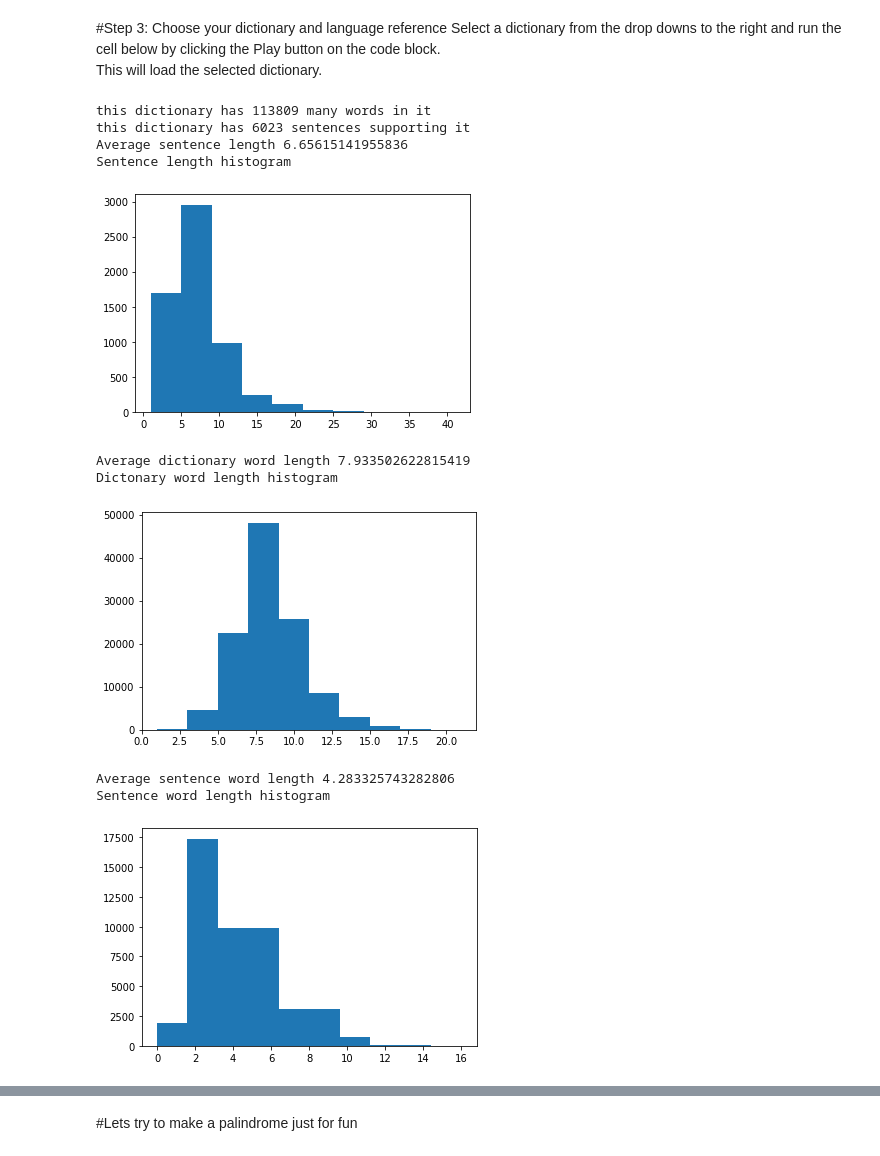
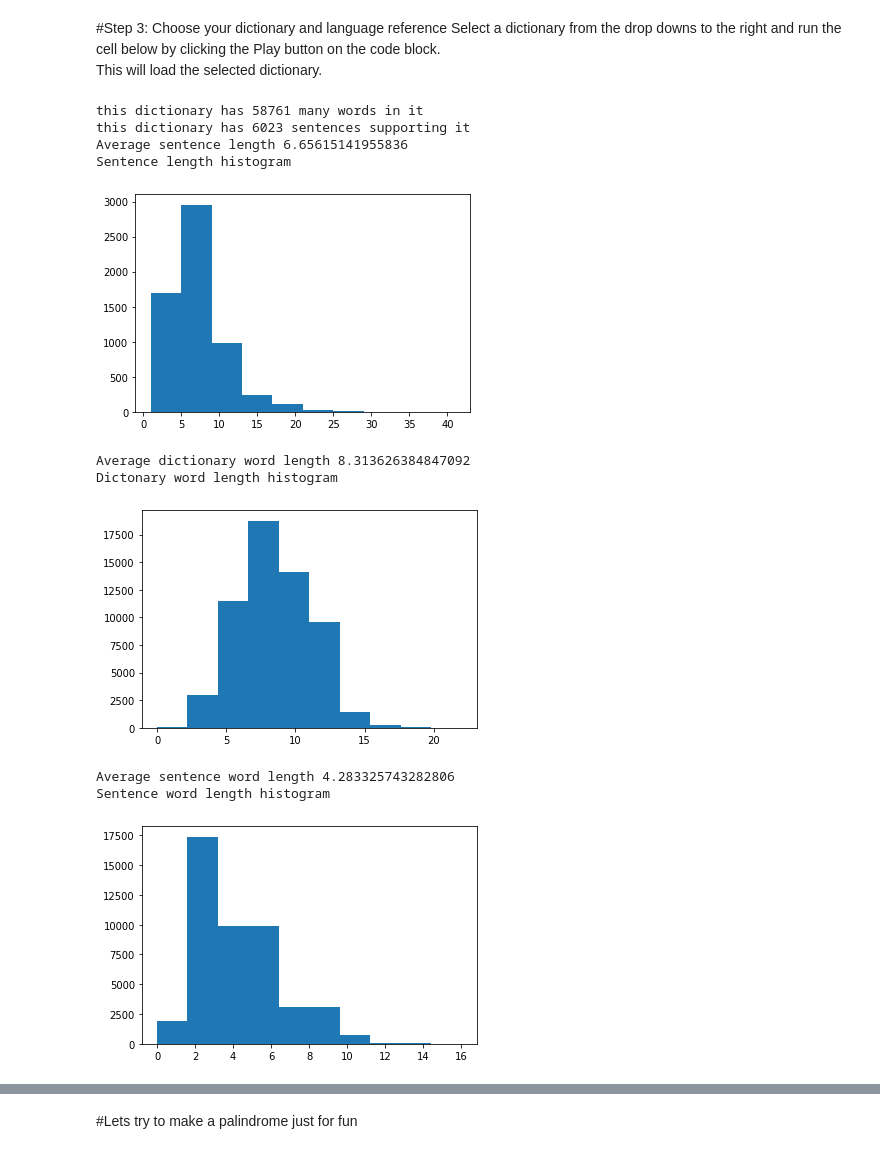
Before and after one commit to DrorNeumeier/MyPalindromeMaker, a Jupyter notebook: Drors_Palindromes_Maker.ipynb, the cells around one changed output, grey strips where cells are left out. Cells and saved outputs as stored; diff of their text form; code cells hidden in the pictures.

```diff
--- a/Drors_Palindromes_Maker.ipynb
+++ b/Drors_Palindromes_Maker.ipynb
@@ -105,6 +99,13 @@ import random
 import time
 import datetime
 import numpy as np
+
+try:
+  steps_compleated
+except:
+  steps_compleated = 0
+assert steps_compleated >= 1, "Please go back and execute the steps in order from Step 1"
+
 
 def loadWords(filename):
   f=open(filename)
@@ -386,6 +387,7 @@ def flat_accuracy(preds, labels):
     labels_flat = labels.flatten()
     return np.sum(pred_flat == labels_flat) / len(labels_flat)
 
+steps_compleated = 2
 print("Continue to the next step...")
 # %% [output]
 Continue to the next step...
@@ -397,7 +399,14 @@ This will load the selected dictionary.
 import matplotlib.pyplot as plt
 from urllib.error import HTTPError
 
-dictionaryName = 'English (scrabble dictionary):eng2' #@param ["English (short dictionary):eng", "English (scrabble dictionary):eng2", "King James:kjv", "Sci Fi:sci", "Shakespeare:sks", "Wikipedia:wiki", "Jewish Bible:jps"]
+try:
+  steps_compleated
+except:
+  steps_compleated = 0
+assert steps_compleated >= 1, "Please go back and execute the steps in order from Step 1"
+assert steps_compleated >= 2, "Please go back and execute the steps in order from Step 2"
+
+dictionaryName = 'English (short dictionary):eng' #@param ["English (short dictionary):eng", "English (scrabble dictionary):eng2", "King James:kjv", "Sci Fi:sci", "Shakespeare:sks", "Wikipedia:wiki", "Jewish Bible:jps"]
 dictionaryPrefix = dictionaryName.split(":")[1]
 
 words, backwardWords = loadWords("MyPalindromeMaker/dictionaries/%s_words.txt" % dictionaryPrefix)
@@ -407,36 +416,37 @@ sentences = loadSentences("MyPalindromeMaker/dictionaries/%s_sentences.txt" % di
 print("this dictionary has", len(words), "many words in it")
 print("this dictionary has", len(sentences), "sentences supporting it")
 
 sentenceLenghtsCounts, dictionaryWordLengthCounts, sentenceWordLengthCounts = getLanguageStats(words, sentences, printDebug=True)
 
 print("loading dictionary", dictionaryName, "this can take a minute ro so")
 
 forwardDictionary=makeDictionary(words, "")
 backwardDictionary=makeDictionary(backwardWords, "")
 
 print("dictionary is loaded.")
 
 if not os.path.exists("model_" + dictionaryPrefix):
   print("looking for pre-trained model. this can take a minute or so")
   try:
     wget.download("https://palindromes.s3.amazonaws.com/model_" + dictionaryPrefix + ".zip", './model_' + dictionaryPrefix + ".zip")
 
     !unzip -o model_"$dictionaryPrefix".zip
     !rm model_"$dictionaryPrefix".zip
 
   except HTTPError:
     print("can't download pre-trained model. But don't worry. You can train it yourself in steps 4 and 5")
 
+steps_compleated = 3
 print("\n\n\nContinue to the next step...")
 # %% [output]
-this dictionary has 113809 many words in it
+this dictionary has 58761 many words in it
 this dictionary has 6023 sentences supporting it
 Average sentence length 6.65615141955836
 Sentence length histogram
 [figure]
-Average dictionary word length 7.933502622815419
+Average dictionary word length 8.313626384847092
 Dictonary word length histogram
-[figure, old version]
+[figure, new version]
 Average sentence word length 4.283325743282806
 Sentence word length histogram
 [figure]
```
Also changed, not shown: parts of 6 cells of this notebook.
